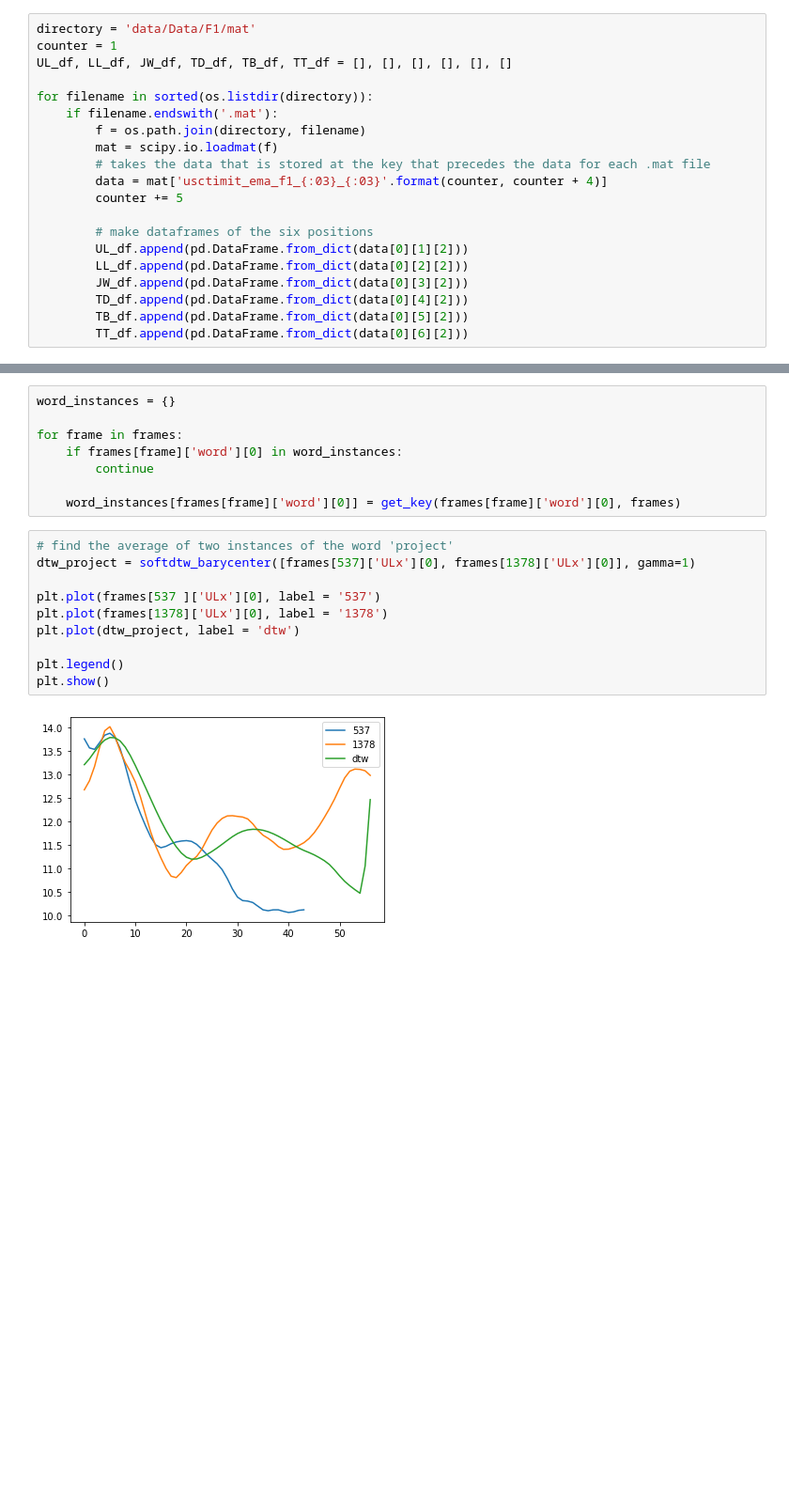
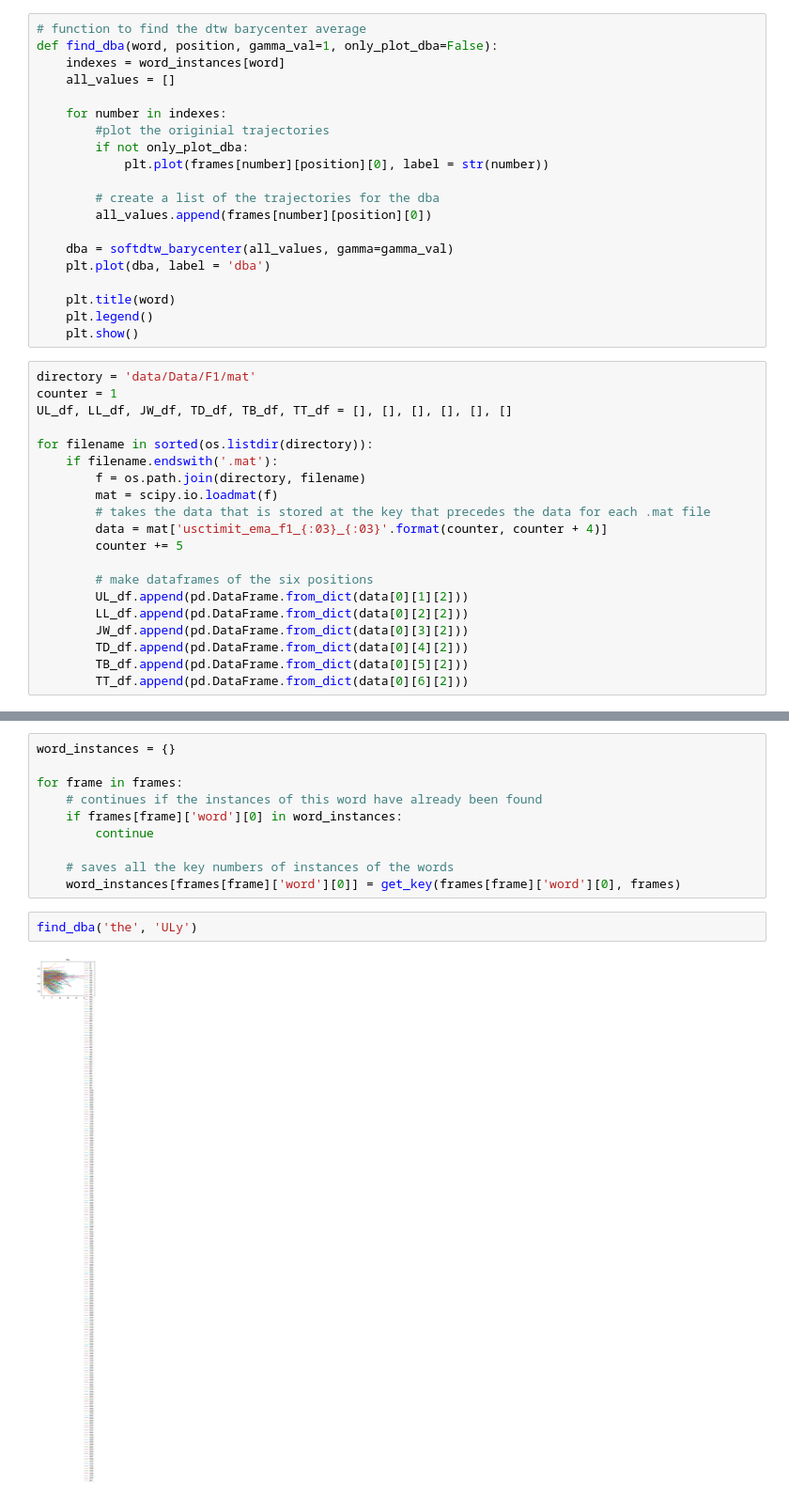
Before and after one commit to evankemmer/UMCUproject, a Jupyter notebook: dtw_testing.ipynb, the cells around one changed output, grey strips where cells are left out. Shown: that part at 94% size. Cells and saved outputs as stored; diff of their text form; blank space fills up the shorter version.

Commit message:
added a function for easy testing

```diff
--- a/dtw_testing.ipynb
+++ b/dtw_testing.ipynb
@@ -74,6 +74,26 @@ def get_key(val, dictionary):
             instances.append(key)
 
     return instances
+# %%
+# function to find the dtw barycenter average
+def find_dba(word, position, gamma_val=1, only_plot_dba=False):
+    indexes = word_instances[word]
+    all_values = []
+
+    for number in indexes:
+        #plot the originial trajectories
+        if not only_plot_dba:
+            plt.plot(frames[number][position][0], label = str(number))
+
+        # create a list of the trajectories for the dba
+        all_values.append(frames[number][position][0])
+
+    dba = softdtw_barycenter(all_values, gamma=gamma_val)
+    plt.plot(dba, label = 'dba')
+
+    plt.title(word)
+    plt.legend()
+    plt.show()
 # %%
 directory = 'data/Data/F1/mat'
 counter = 1
@@ -132,19 +154,13 @@ with open('timestamps.txt', 'r') as file:
 word_instances = {}
 
 for frame in frames:
+    # continues if the instances of this word have already been found
     if frames[frame]['word'][0] in word_instances:
         continue
 
+    # saves all the key numbers of instances of the words
     word_instances[frames[frame]['word'][0]] = get_key(frames[frame]['word'][0], frames)
-# %%
-# find the average of two instances of the word 'project'
-dtw_project = softdtw_barycenter([frames[537]['ULx'][0], frames[1378]['ULx'][0]], gamma=1)
-
-plt.plot(frames[537 ]['ULx'][0], label = '537')
-plt.plot(frames[1378]['ULx'][0], label = '1378')
-plt.plot(dtw_project, label = 'dtw')
-
-plt.legend()
-plt.show()
-# %% [output]
-[figure, removed]
+# %%
+find_dba('the', 'ULy')
+# %% [output]
+[figure, added]
```
Also changed, not shown: parts of 1 cell of this notebook.
